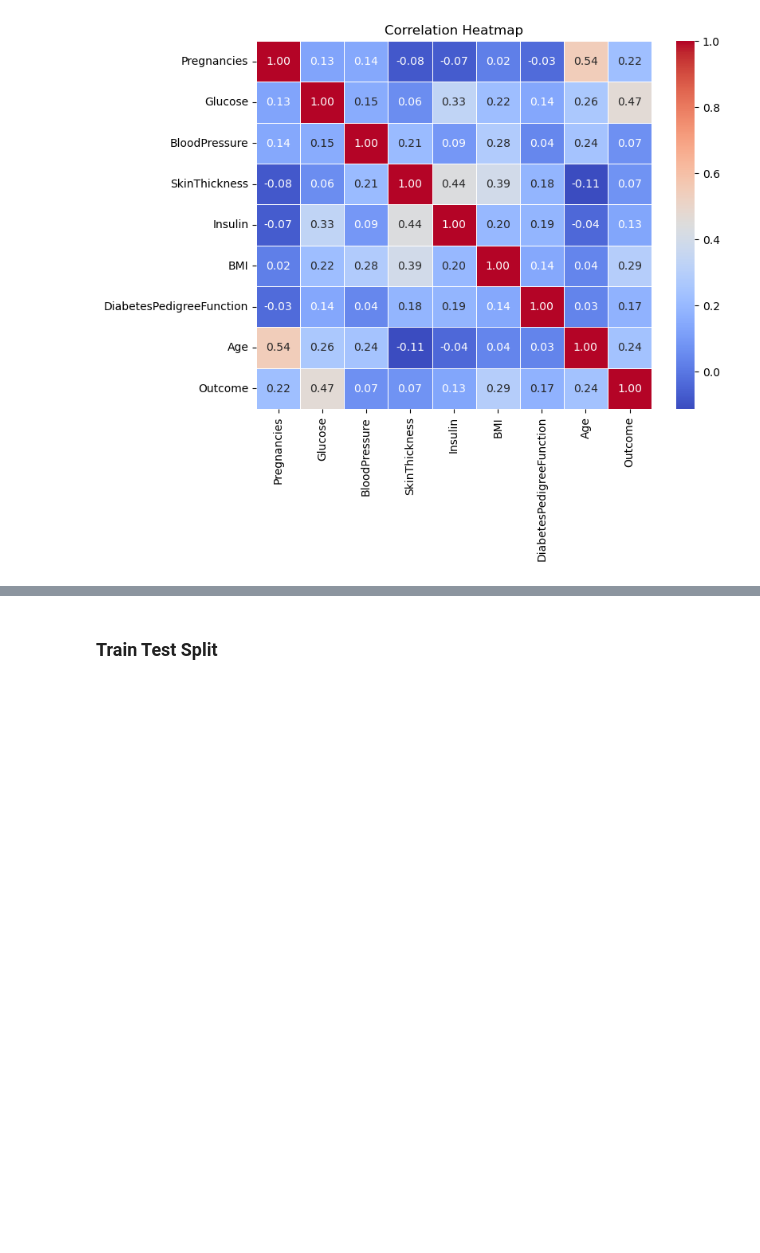
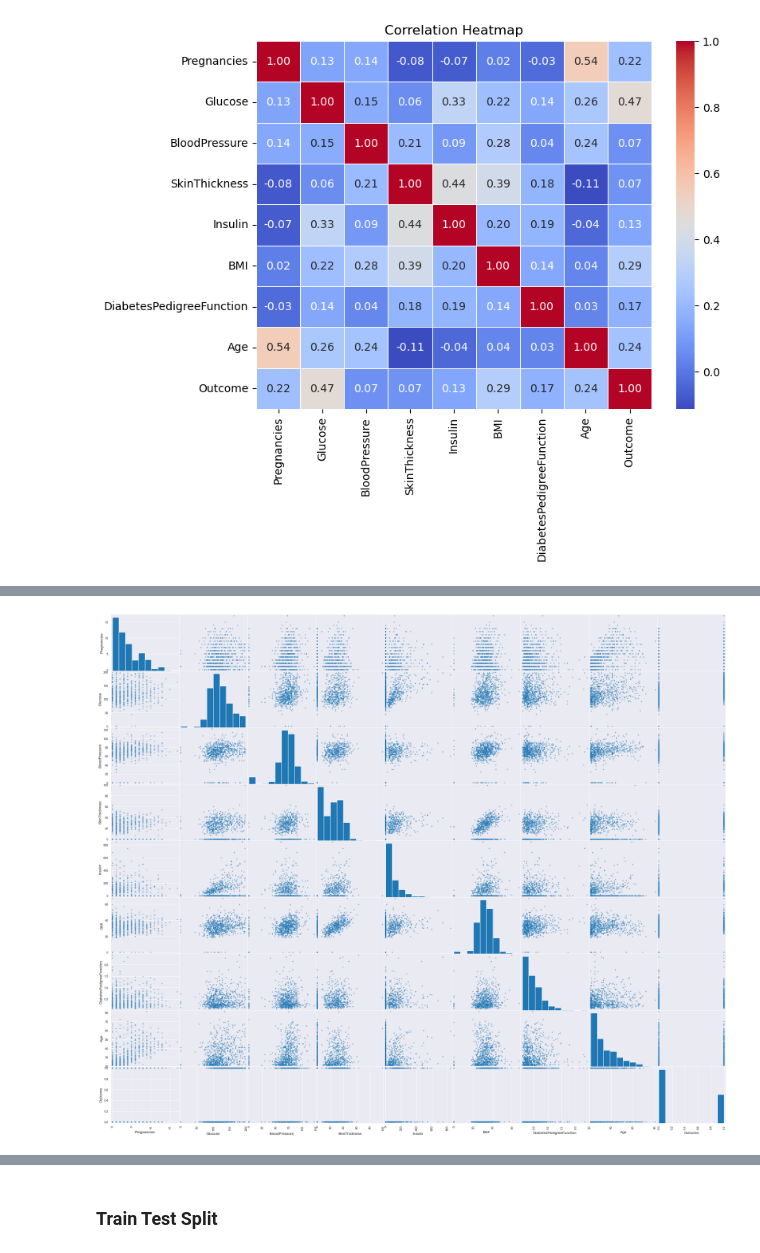
Before and after one commit to SHREYA0013/Diabetes-Prediction, a Jupyter notebook: Python File/DIABETES PATIENTS.ipynb, the cells around one changed output, grey strips where cells are left out. Cells and saved outputs as stored; diff of their text form; code cells hidden in the pictures; blank space fills up the shorter version.

```diff
--- a/Python File/DIABETES PATIENTS.ipynb
+++ b/Python File/DIABETES PATIENTS.ipynb
@@ -91,0 +200,5 @@ plt.show()
+# %%
+from pandas.plotting import scatter_matrix
+diagram=scatter_matrix(data,figsize=(30,25))
+# %% [output]
+[figure, added]
```
Also changed, not shown: parts of 15 cells of this notebook.
